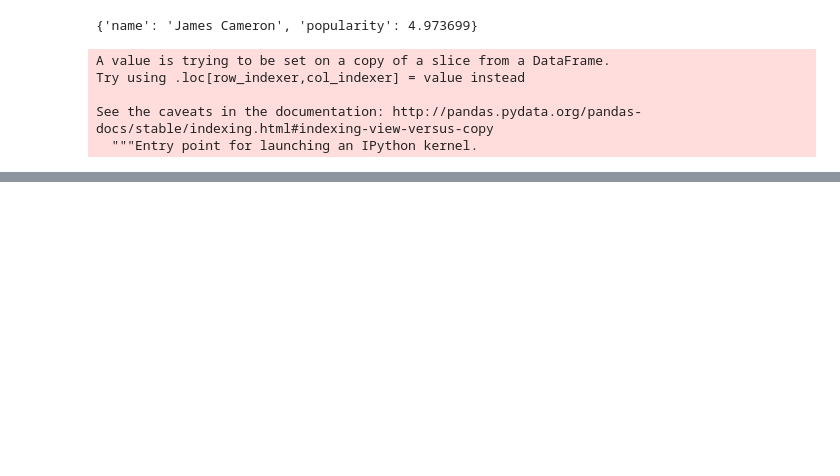
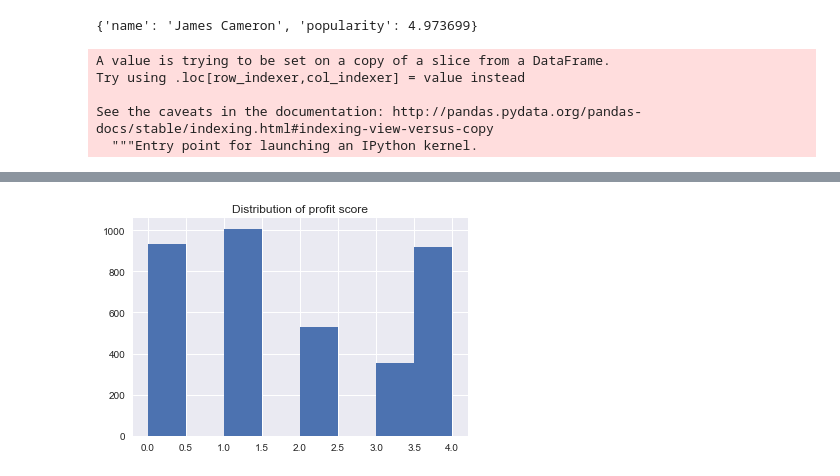
Before and after one commit to harpreetsingh91/MoviePopularity, a Jupyter notebook: imdb exploration/evaluating_classifiers.ipynb, the cells around one changed output, grey strips where cells are left out. Saved outputs shown, nothing was run; the diff lists cells and outputs as text; code cells hidden in the pictures; blank space fills up the shorter version.

```diff
--- a/imdb exploration/evaluating_classifiers.ipynb
+++ b/imdb exploration/evaluating_classifiers.ipynb
@@ -108,3 +196,12 @@ See the caveats in the documentation: http://pandas.pydata.org/pandas-docs/stabl
+# %%
+labels = moviesDataNums['profit_score']
+font = {'fontname':'Arial', 'size':'14'}
+title_font = { 'weight' : 'bold','size':'16'}
+plt.hist(labels, bins = 8)
+plt.title("Distribution of profit score")
+plt.show()
+# %% [output]
+[figure, added]
 # %%
 with_zero = 0
 for i, item in enumerate(director_id_array):
```
Also changed, not shown: parts of 23 cells of this notebook, 1 other file.
